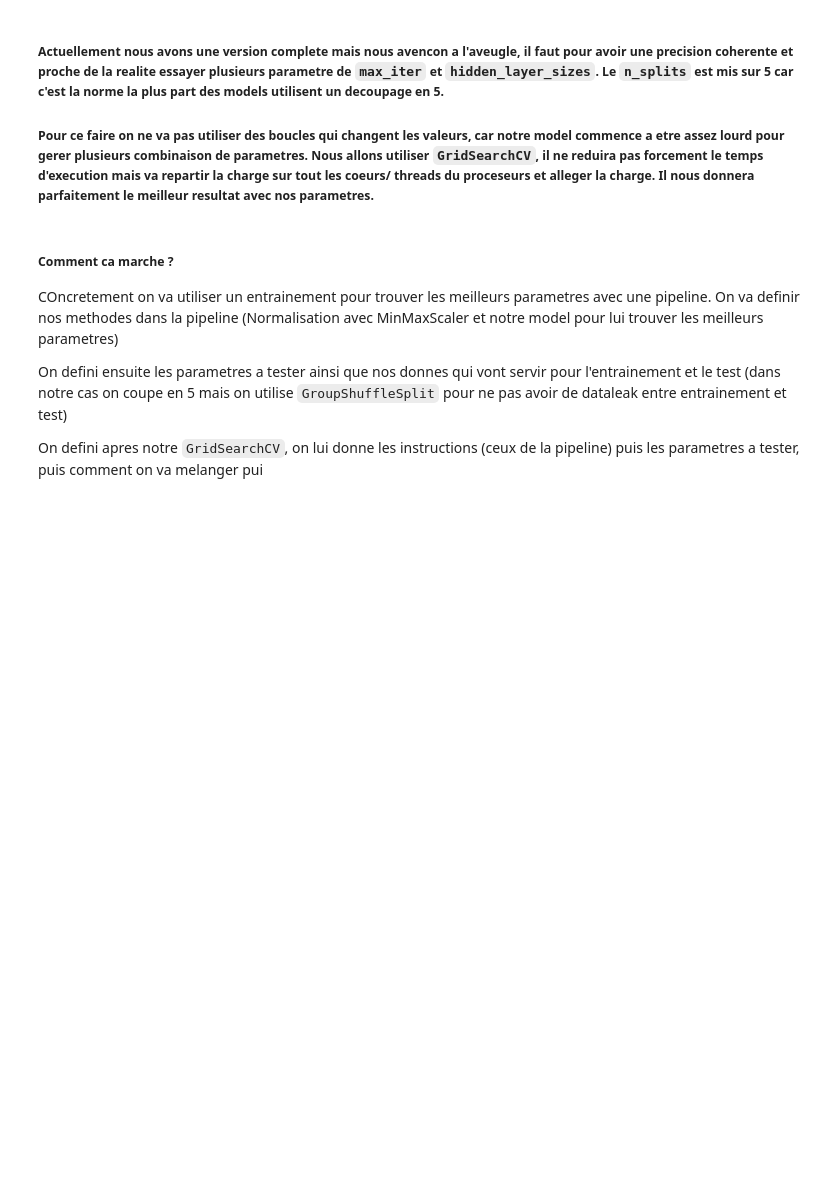
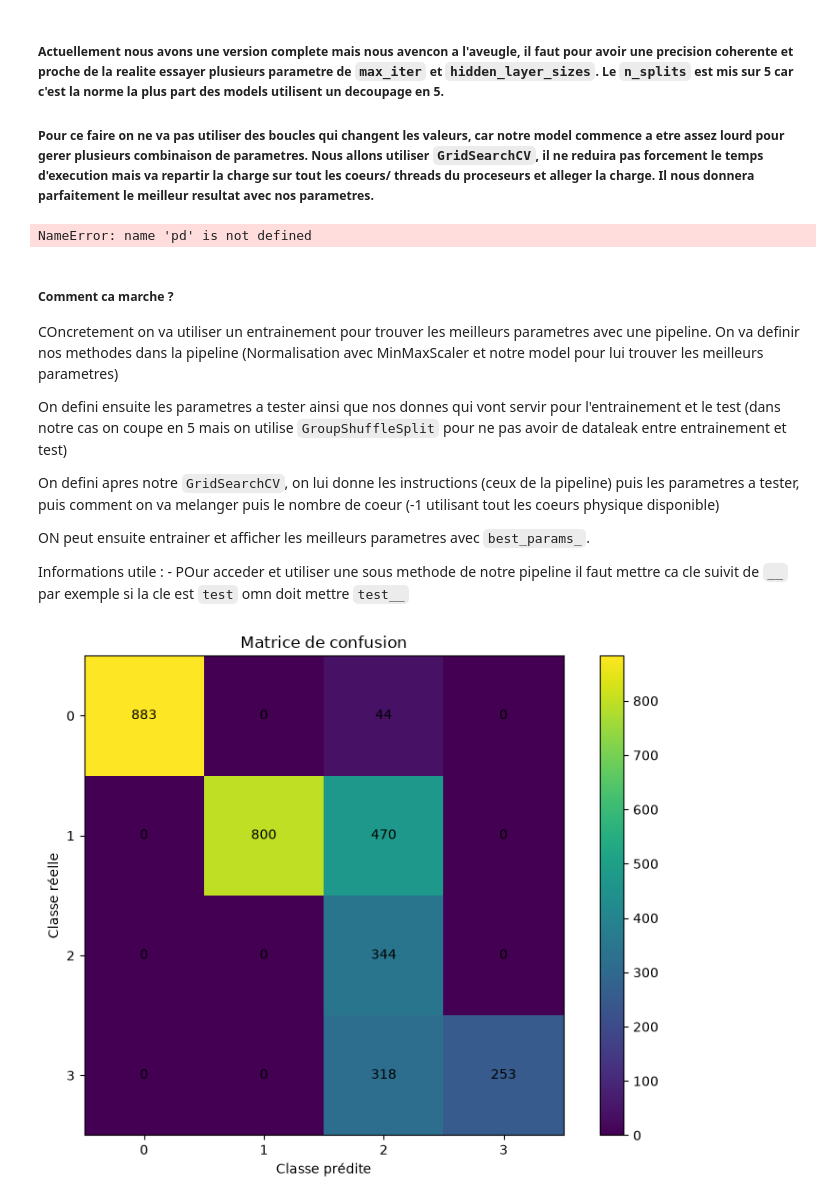
Before and after one commit to gabinHnr/IA---Imagerie-medicale-IRM, a Jupyter notebook: Supervised Learning/Models/MLPClassifier.ipynb, the cells around one changed output. Drawn from its saved outputs; the diff is of its cells as text; code cells hidden in the pictures; blank space fills up the shorter version.

Commit message:
[+]AddGraphs

```diff
--- a/Supervised Learning/Models/MLPClassifier.ipynb
+++ b/Supervised Learning/Models/MLPClassifier.ipynb
@@ -288,8 +296,8 @@ pipeline = Pipeline([
 
 # No sparametres a tester pou le model
 param_grid = {
-    'mlp__hidden_layer_sizes': [(128, 64), (256, 128, 64)],
-    'mlp__max_iter': [300, 500]
+    'mlp__hidden_layer_sizes': [(64, 32), (128,), (128, 64), (256, 128, 64)],
+    'mlp__max_iter': [200, 400, 600]
 }
 
 # le melange des groupe tout en faisant attention aux meme patients pour le data leak
@@ -301,7 +309,7 @@ grid_search = GridSearchCV(
     estimator=pipeline,    # chaine de montage a realiser
     param_grid=param_grid,    # parametres qu'on va tester
     cv=gss,    # methode pour melanger
-    n_jobs=-1     # nombre de coeur physique
+    n_jobs=-5     # nombre de coeur physique
 )
 
 # on entraine le model pou chercher le meilleur
@@ -309,6 +317,8 @@ grid_search.fit(X, y, groups=groupes)
 
 # on affiche nos deux meilleur parametre
 print("Meilleurs parametres trouves: ", grid_search.best_params_)
+# %% [output]
+NameError: name 'pd' is not defined
 # %% [markdown]
 ##### Comment ca marche ?
 COncretement on va utiliser un entrainement pour trouver les meilleurs parametres avec une pipeline.
@@ -316,4 +326,48 @@ On va definir nos methodes dans la pipeline (Normalisation avec MinMaxScaler et
 
 On defini ensuite les parametres a tester ainsi que nos donnes qui vont servir pour l'entrainement et le test (dans notre cas on coupe en 5 mais on utilise `GroupShuffleSplit` pour ne pas avoir de dataleak entre entrainement et test)
 
-On defini apres notre `GridSearchCV`, on lui donne les instructions (ceux de la pipeline) puis les parametres a tester, puis comment on va melanger pui
+On defini apres notre `GridSearchCV`, on lui donne les instructions (ceux de la pipeline) puis les parametres a tester, puis comment on va melanger puis le nombre de coeur (-1 utilisant tout les coeurs physique disponible)
+
+ON peut ensuite entrainer et afficher les meilleurs parametres avec `best_params_`.
+
+
+Informations utile :
+    - POur acceder et utiliser une sous methode de notre pipeline il faut mettre ca cle suivit de `__` par exemple si la cle est `test` omn doit mettre `test__`
+# %%
+y_pred = clf.predict(X_test)
+from sklearn.metrics import confusion_matrix
+import matplotlib.pyplot as plt
+
+# Calcul de la matrice de confusion
+cm = confusion_matrix(y_test, y_pred)
+
+# Création du graphique
+fig, ax = plt.subplots(figsize=(8, 6))
+
+im = ax.imshow(cm)
+
+# Noms des classes
+classes = clf.classes_
+
+ax.set_xticks(range(len(classes)))
+ax.set_yticks(range(len(classes)))
+
+ax.set_xticklabels(classes)
+ax.set_yticklabels(classes)
+
+# Ajouter les nombres dans les cases
+for i in range(len(classes)):
+    for j in range(len(classes)):
+        ax.text(j, i, cm[i, j],
+                ha="center",
+                va="center")
+
+ax.set_xlabel("Classe prédite")
+ax.set_ylabel("Classe réelle")
+ax.set_title("Matrice de confusion")
+
+plt.colorbar(im)
+plt.tight_layout()
+plt.show()
+# %% [output]
+[figure, added]
```
Also changed, not shown: parts of 3 cells of this notebook, 3 other files.
